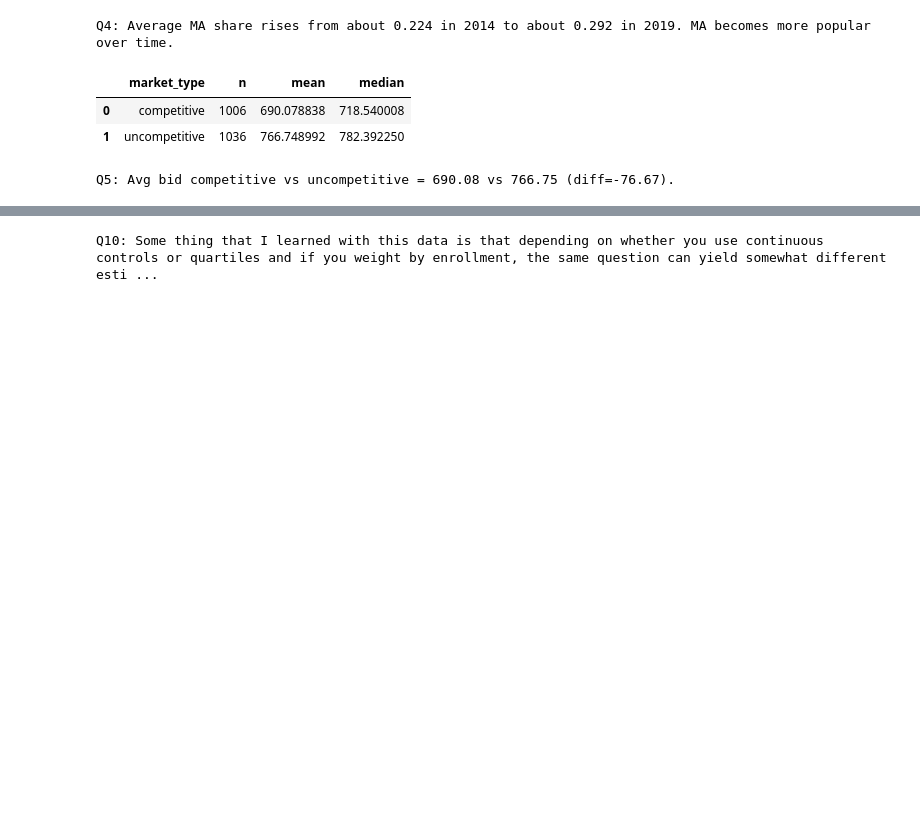
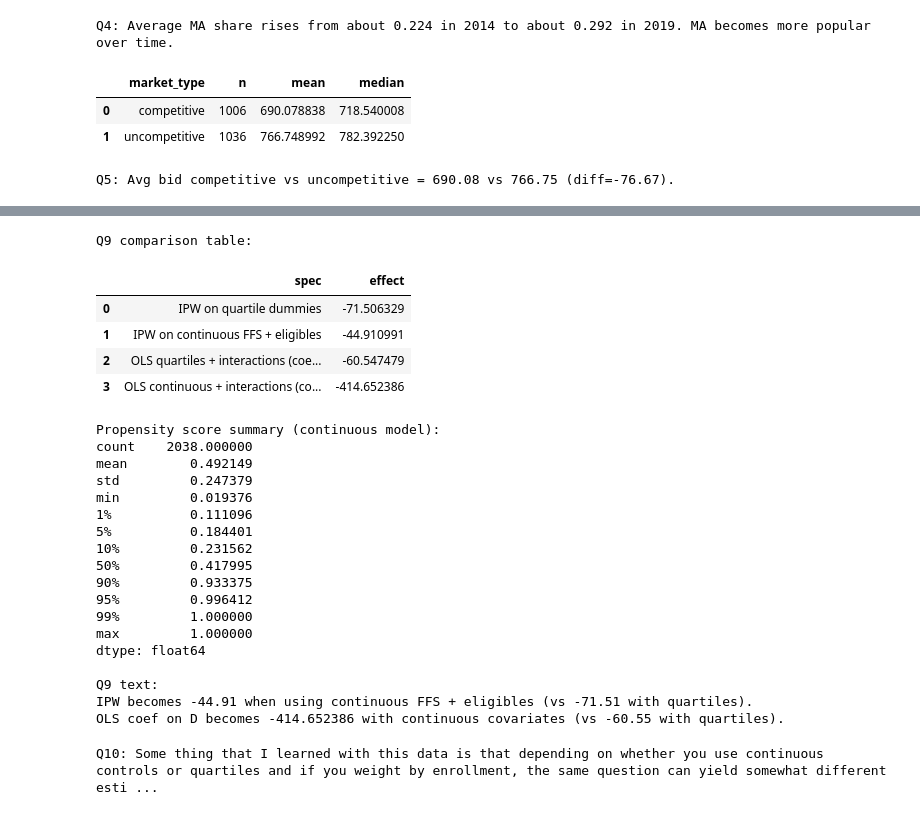
Before and after one commit to rahil24patel/hwk2, a Jupyter notebook: hwk2_analysis.ipynb, the cells around one changed output, grey strips where cells are left out. Saved outputs shown, nothing was run; the diff lists cells and outputs as text; code cells hidden in the pictures; blank space fills up the shorter version.

```diff
--- a/hwk2_analysis.ipynb
+++ b/hwk2_analysis.ipynb
@@ -571,3 +553,82 @@ Q9: The result depends a lot on covariates/spec. IPW gets more negative when usi
+# %%
+# Question 9
+# Re-estimate using continuous FFS cost + total Medicare beneficiaries (eligibles) as covariates
+# Using IPW and a comparable OLS with interactions.
+
+hhi18 = pd.read_csv(PATH_HHI, dtype={"fips": str}, low_memory=False)
+hhi18["fips"] = hhi18["fips"].astype(str).str.zfill(5)
+hhi18["year"] = pd.to_numeric(hhi18["year"], errors="coerce").astype(int)
+hhi18 = hhi18[hhi18["year"] == 2018].copy()
+hhi18["eligibles"] = pd.to_numeric(hhi18.get("eligibles"), errors="coerce")
+
+df18_c = df18.merge(hhi18[["fips", "year", "eligibles"]], on=["fips", "year"], how="left")
+df18_c["ffs_cost"] = pd.to_numeric(df18_c["ffs_cost"], errors="coerce")
+df18_c["eligibles"] = pd.to_numeric(df18_c["eligibles"], errors="coerce")
+
+df18_c = df18_c.dropna(subset=["Y", "D", "ffs_cost", "eligibles"]).copy()
+
+# Standardize continuous covariates for Logit stability
+df18_c["ffs_cost_z"] = (df18_c["ffs_cost"] - df18_c["ffs_cost"].mean()) / df18_c["ffs_cost"].std(ddof=1)
+df18_c["eligibles_z"] = (df18_c["eligibles"] - df18_c["eligibles"].mean()) / df18_c["eligibles"].std(ddof=1)
+
+Xc_ipw = sm.add_constant(df18_c[["ffs_cost_z", "eligibles_z"]], has_constant="add")
+ps_model_c = sm.Logit(df18_c["D"], Xc_ipw).fit(disp=0, maxiter=200)
+ps_c = ps_model_c.predict(Xc_ipw)
+ate_ipw_c = ipw_ate(df18_c["Y"], df18_c["D"], ps_c)
+
+# OLS with continuous covariates + interactions
+df18_c["D_ffs"] = df18_c["D"] * df18_c["ffs_cost"]
+df18_c["D_elig"] = df18_c["D"] * df18_c["eligibles"]
+
+Xc_reg = sm.add_constant(df18_c[["D", "ffs_cost", "eligibles", "D_ffs", "D_elig"]], has_constant="add")
+reg_c = sm.OLS(df18_c["Y"], Xc_reg).fit()
+ate_reg_c = float(reg_c.params["D"])
+
+compare_q9 = pd.DataFrame(
+    [
+        {"spec": "IPW on quartile dummies", "effect": float(ate_ipw)},
+        {"spec": "IPW on continuous FFS + eligibles", "effect": float(ate_ipw_c)},
+        {"spec": "OLS quartiles + interactions (coef on D)", "effect": float(ate_reg)},
+        {"spec": "OLS continuous + interactions (coef on D)", "effect": float(ate_reg_c)},
+    ]
+)
+
+print("Q9 comparison table:")
+display(compare_q9)
+
+print("\nPropensity score summary (continuous model):")
+print(pd.Series(ps_c).describe(percentiles=[0.01, 0.05, 0.10, 0.50, 0.90, 0.95, 0.99]))
+
+print(
+    "\nQ9 text:"
+    f"\nIPW becomes {ate_ipw_c:.2f} when using continuous FFS + eligibles (vs {ate_ipw:.2f} with quartiles)."
+    f"\nOLS coef on D becomes {ate_reg_c:.6f} with continuous covariates (vs {ate_reg:.2f} with quartiles)."
+)
+# %% [output]
+Q9 comparison table:
+|  | spec | effect |
+| 0 | IPW on quartile dummies | -71.506329 |
+| 1 | IPW on continuous FFS + eligibles | -44.910991 |
+| 2 | OLS quartiles + interactions (coe... | -60.547479 |
+| 3 | OLS continuous + interactions (co... | -414.652386 |
+Propensity score summary (continuous model):
+count    2038.000000
+mean        0.492149
+std         0.247379
+min         0.019376
+1%          0.111096
+5%          0.184401
+10%         0.231562
+50%         0.417995
+90%         0.933375
+95%         0.996412
+99%         1.000000
+max         1.000000
+dtype: float64
+
+Q9 text:
+IPW becomes -44.91 when using continuous FFS + eligibles (vs -71.51 with quartiles).
+OLS coef on D becomes -414.652386 with continuous covariates (vs -60.55 with quartiles).
 # %%
 # Question 10
 print(
```
Also changed, not shown: parts of 10 cells of this notebook.
